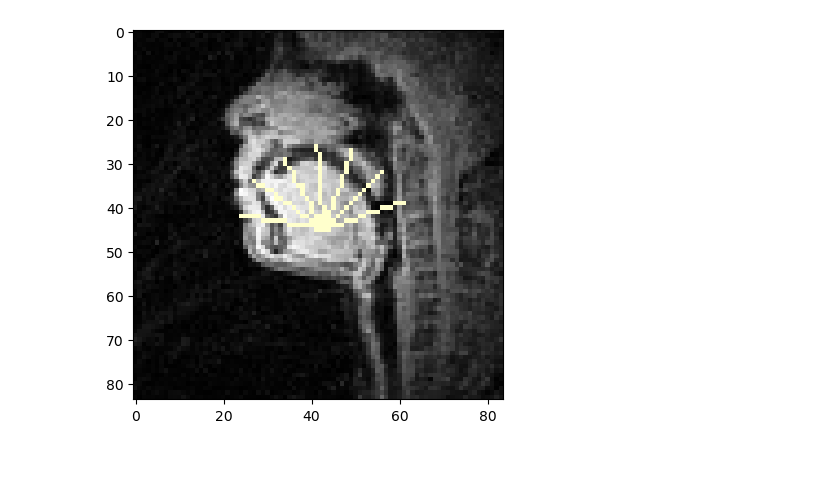
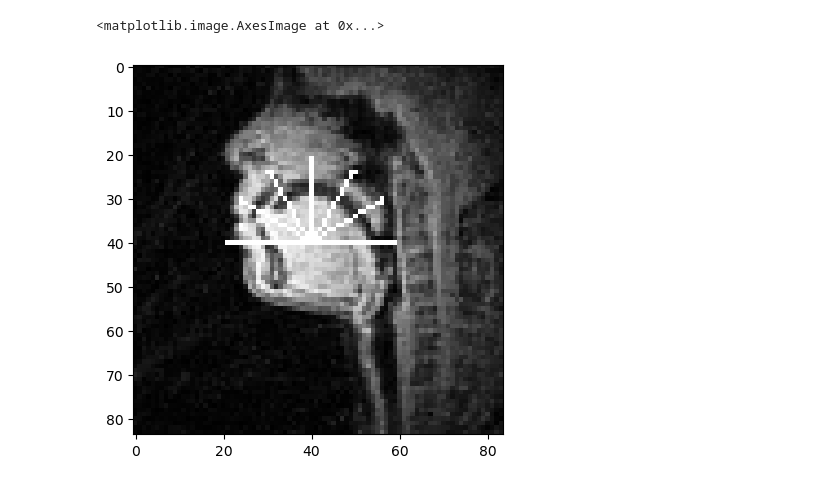
Before and after one commit to Johannes-Walter/MRI-Speech-Identification, a Jupyter notebook: example.ipynb, the cells around one changed output. Drawn from its saved outputs; the diff is of its cells as text; code cells hidden in the pictures.

```diff
--- a/example.ipynb
+++ b/example.ipynb
@@ -6,5 +15,12 @@ import numpy as np
 # %%
 file = "sub001_2drt_07_grandfather1_r1_recon.h5"
 # file = "sub001_2drt_01_vcv1_r1_recon.h5"
 filepath = Path("data", "sub001", "2drt", "recon", file)
-dset = Dataset(filepath)
+recon = data_preparer.get_recon(filepath)
+img = np.ma.masked_array(recon[0], np.logical_not(mask))
+# plt.imshow(recon[0])
+# plt.imshow(mask)
+plt.imshow(img, cmap="Greys_r")
+# %% [output]
+<matplotlib.image.AxesImage at 0x...>
+[figure, added]
@@ -16,8 +26,0 @@ img = np.flip(img, axis=1)
-# %%
-mask = dset.get_randomized_vector_mask()
-ma = np.ma.MaskedArray(mask, mask)
-plt.imshow(img, "Greys_r")
-plt.imshow(ma, "YlOrRd")
-plt.show()
-# %% [output]
-[figure, removed]
```
Also changed, not shown: parts of 6 cells of this notebook, 7 other files.
